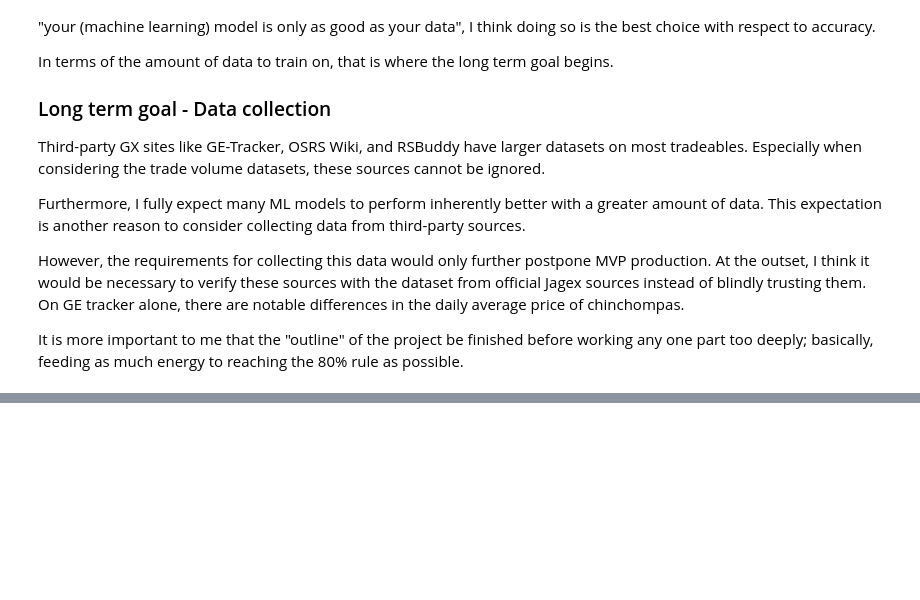
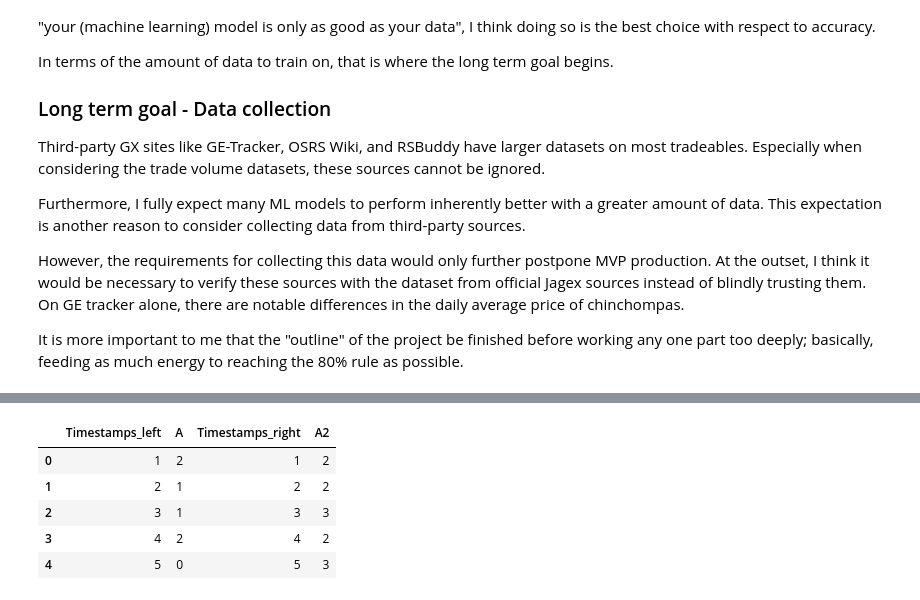
Before and after one commit to nurriol2/forecasting, a Jupyter notebook: Core Series Timestamp Investigation.ipynb, the cells around one changed output, grey strips where cells are left out. Drawn from its saved outputs; the diff is of its cells as text; code cells hidden in the pictures; blank space fills up the shorter version.

```diff
--- a/Core Series Timestamp Investigation.ipynb
+++ b/Core Series Timestamp Investigation.ipynb
@@ -161,0 +180,10 @@ It is more important to me that the "outline" of the project be finished before
+# %%
+seriesAllA = seriesA.join(seriesA2, on=None, how='left', lsuffix="_left", rsuffix="_right", sort=False)
+seriesAllA
+# %% [output]
+|  | Timestamps_left | A | Timestamps_right | A2 |
+| 0 | 1 | 2 | 1 | 2 |
+| 1 | 2 | 1 | 2 | 2 |
+| 2 | 3 | 1 | 3 | 3 |
+| 3 | 4 | 2 | 4 | 2 |
+| 4 | 5 | 0 | 5 | 3 |
```
Also changed, not shown: parts of 11 cells of this notebook.
